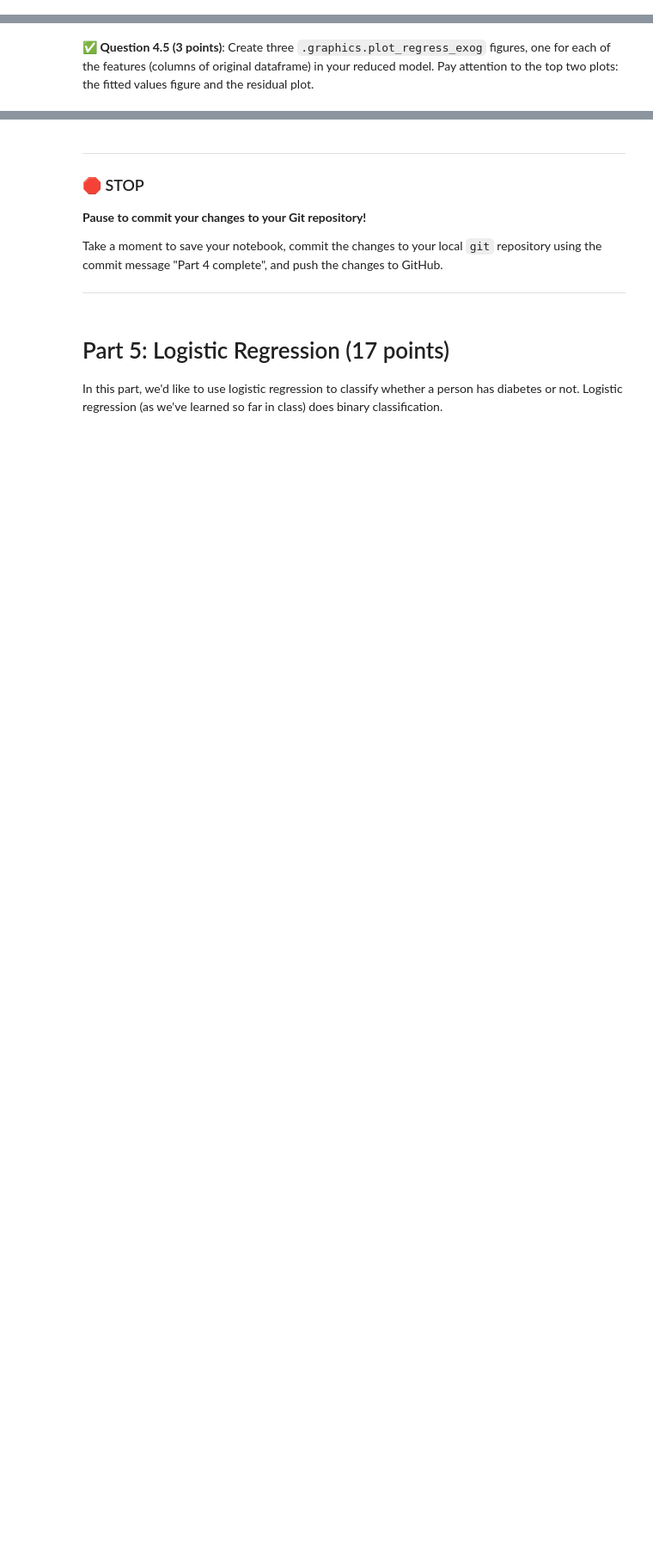
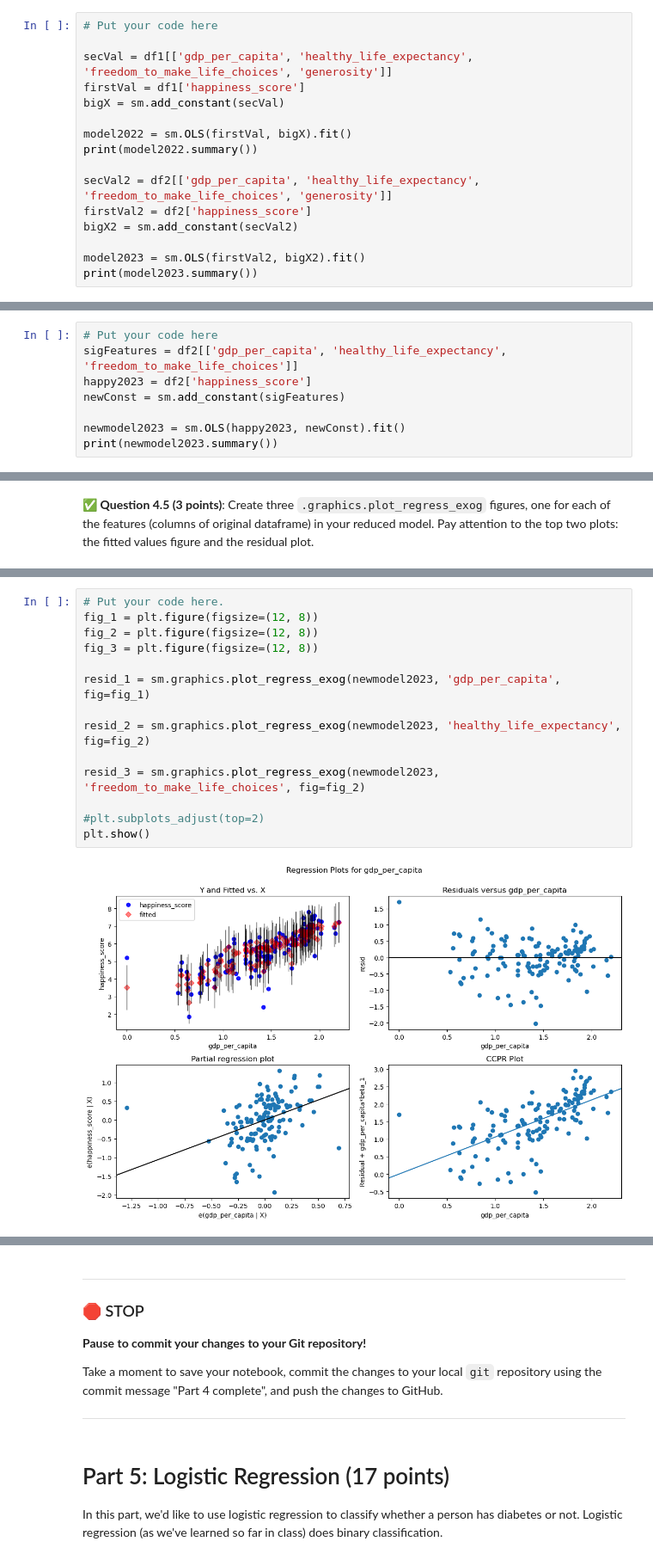
Before and after one commit to rags45/CMSE202-f23-turnin, a Jupyter notebook: hw-03/HW-03_Regression-S24-STUDENT.ipynb, the cells around one changed output, grey strips where cells are left out. Shown: that part at 86% size. Saved outputs shown, nothing was run; the diff lists cells and outputs as text; blank space fills up the shorter version.

```diff
--- a/hw-03/HW-03_Regression-S24-STUDENT.ipynb
+++ b/hw-03/HW-03_Regression-S24-STUDENT.ipynb
@@ -313,0 +311,16 @@ In this part, we'll use multiple features to do predictions.
+# %%
+# Put your code here
+
+secVal = df1[['gdp_per_capita', 'healthy_life_expectancy', 'freedom_to_make_life_choices', 'generosity']]
+firstVal = df1['happiness_score']
+bigX = sm.add_constant(secVal)
+
+model2022 = sm.OLS(firstVal, bigX).fit()
+print(model2022.summary())
+
+secVal2 = df2[['gdp_per_capita', 'healthy_life_expectancy', 'freedom_to_make_life_choices', 'generosity']]
+firstVal2 = df2['happiness_score']
+bigX2 = sm.add_constant(secVal2)
+
+model2023 = sm.OLS(firstVal2, bigX2).fit()
+print(model2023.summary())
@@ -325,0 +358,8 @@ In this part, we'll use multiple features to do predictions.
+# %%
+# Put your code here
+sigFeatures = df2[['gdp_per_capita', 'healthy_life_expectancy', 'freedom_to_make_life_choices']]
+happy2023 = df2['happiness_score']
+newConst = sm.add_constant(sigFeatures)
+
+newmodel2023 = sm.OLS(happy2023, newConst).fit()
+print(newmodel2023.summary())
@@ -333,0 +390,16 @@ In this part, we'll use multiple features to do predictions.
+# %%
+# Put your code here.
+fig_1 = plt.figure(figsize=(12, 8))
+fig_2 = plt.figure(figsize=(12, 8))
+fig_3 = plt.figure(figsize=(12, 8))
+
+resid_1 = sm.graphics.plot_regress_exog(newmodel2023, 'gdp_per_capita', fig=fig_1)
+
+resid_2 = sm.graphics.plot_regress_exog(newmodel2023, 'healthy_life_expectancy', fig=fig_2)
+
+resid_3 = sm.graphics.plot_regress_exog(newmodel2023, 'freedom_to_make_life_choices', fig=fig_2)
+
+#plt.subplots_adjust(top=2)
+plt.show()
+# %% [output]
+[figure, added]
```
Also changed, not shown: parts of 13 cells of this notebook.
